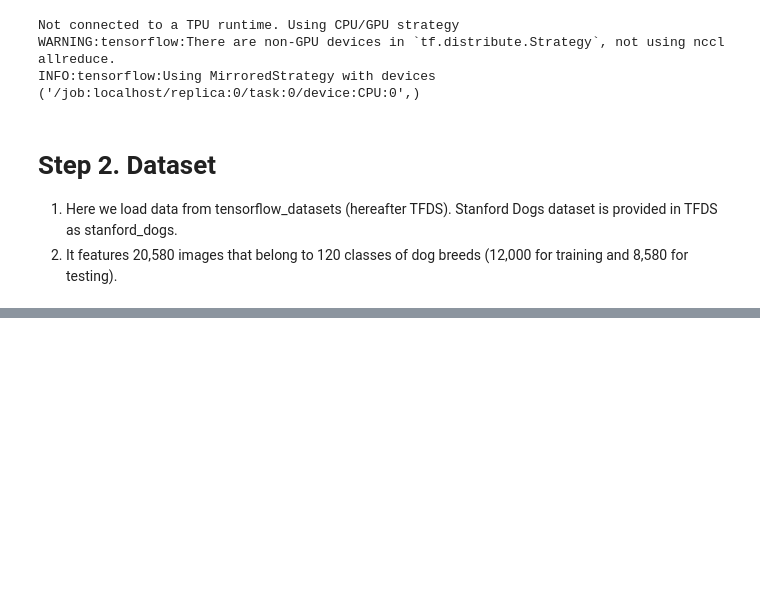
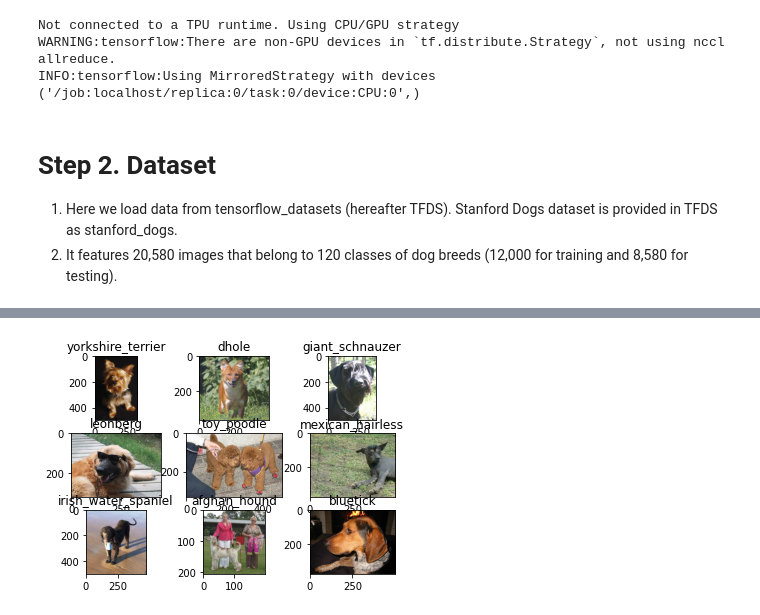
Before and after one commit to poojasaxena/tensorflow-specialization-coursera, a Jupyter notebook: course2_convolutional-neural-networks-tensorflow/03_transfer-learning/Course_2_Part_6_Lesson_4_Notebook_EfficientNet.ipynb, the cells around one changed output, grey strips where cells are left out. Saved outputs shown, nothing was run; the diff lists cells and outputs as text; code cells hidden in the pictures; blank space fills up the shorter version.

```diff
--- a/course2_convolutional-neural-networks-tensorflow/03_transfer-learning/Course_2_Part_6_Lesson_4_Notebook_EfficientNet.ipynb
+++ b/course2_convolutional-neural-networks-tensorflow/03_transfer-learning/Course_2_Part_6_Lesson_4_Notebook_EfficientNet.ipynb
@@ -61,0 +81,17 @@ AttributeError: module 'tensorflow.keras.datasets' has no attribute 'load'
+# %%
+## Visualizing the data
+import matplotlib.pyplot as plt
+
+def format_label(label):
+    string_label = label_info.int2str(label)
+    return string_label.split("-")[1]
+
+label_info = ds_info.features["label"]
+
+for i, (image, label) in enumerate(ds_train.take(9)):
+  ax = plt.subplot(3, 3, i+1)
+  plt.imshow(image.numpy().astype("uint8"))
+  plt.title("{}".format(format_label(label)))
+  plt.axis()
+# %% [output]
+[figure, added]
```
Also changed, not shown: parts of 6 cells of this notebook.
